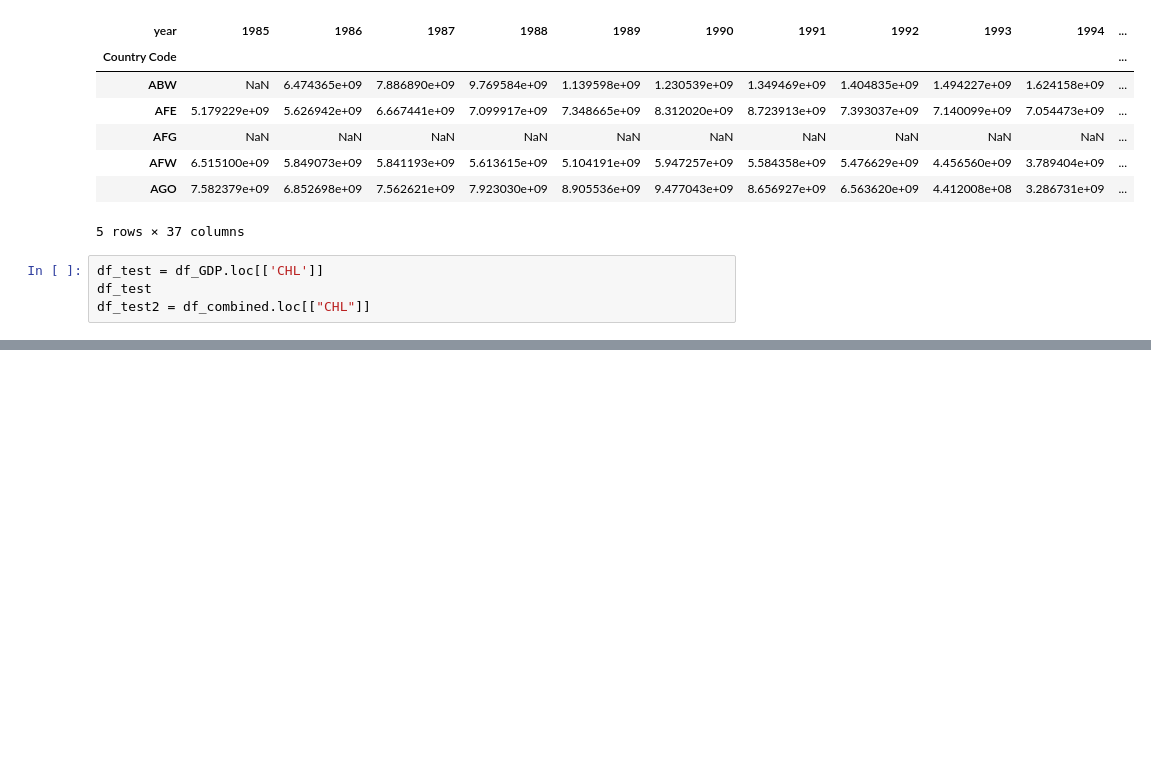
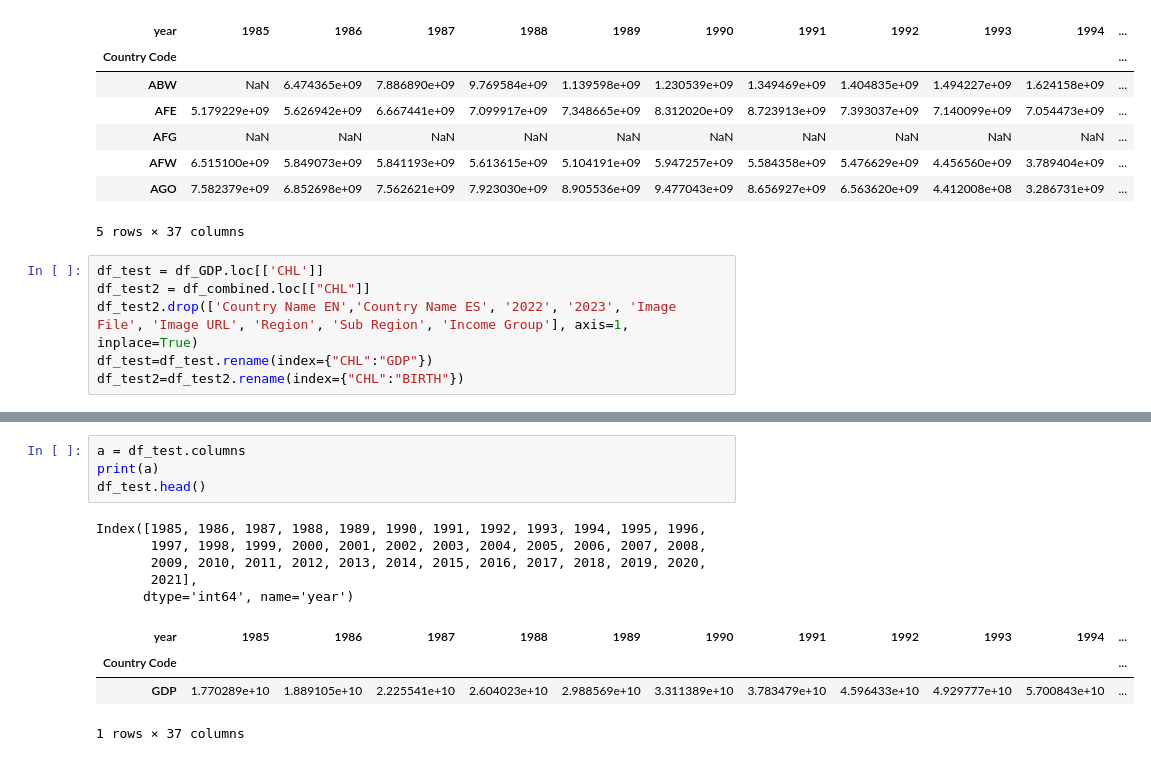
Before and after one commit to Maaaaaaars/Dataviz-Semestral, a Jupyter notebook: Semestral.ipynb, the cells around one changed output, grey strips where cells are left out. Drawn from its saved outputs; the diff is of its cells as text; blank space fills up the shorter version.

```diff
--- a/Semestral.ipynb
+++ b/Semestral.ipynb
@@ -82,5 +82,7 @@ df_GDPPC.head()
 5 rows × 37 columns
 # %%
 df_test = df_GDP.loc[['CHL']]
-df_test
 df_test2 = df_combined.loc[["CHL"]]
+df_test2.drop(['Country Name EN','Country Name ES', '2022', '2023', 'Image File', 'Image URL', 'Region', 'Sub Region', 'Income Group'], axis=1, inplace=True)
+df_test=df_test.rename(index={"CHL":"GDP"})
+df_test2=df_test2.rename(index={"CHL":"BIRTH"})
@@ -129,0 +89,14 @@ df_test3.transpose()
+# %%
+a = df_test.columns
+print(a)
+df_test.head()
+# %% [output]
+Index([1985, 1986, 1987, 1988, 1989, 1990, 1991, 1992, 1993, 1994, 1995, 1996,
+       1997, 1998, 1999, 2000, 2001, 2002, 2003, 2004, 2005, 2006, 2007, 2008,
+       2009, 2010, 2011, 2012, 2013, 2014, 2015, 2016, 2017, 2018, 2019, 2020,
+       2021],
+      dtype='int64', name='year')
+| year | 1985 | 1986 | 1987 | 1988 | 1989 | 1990 | 1991 | 1992 | 1993 | 1994 | ... |
+| Country Code |  |  |  |  |  |  |  |  |  |  | ... |
+| GDP | 1.770289e+10 | 1.889105e+10 | 2.225541e+10 | 2.604023e+10 | 2.988569e+10 | 3.311389e+10 | 3.783479e+10 | 4.596433e+10 | 4.929777e+10 | 5.700843e+10 | ... |
+1 rows × 37 columns
```
Also changed, not shown: parts of 7 cells of this notebook.
